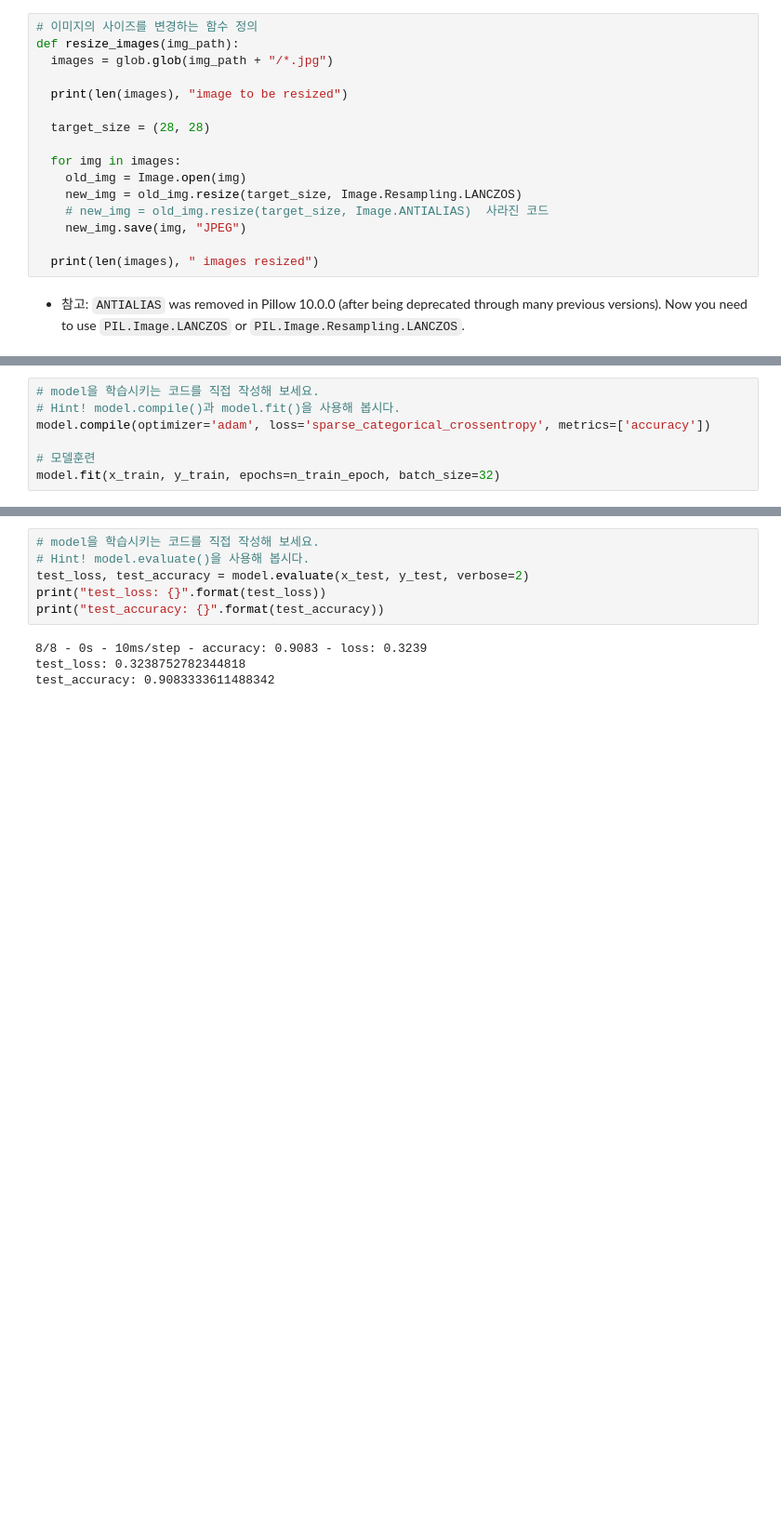
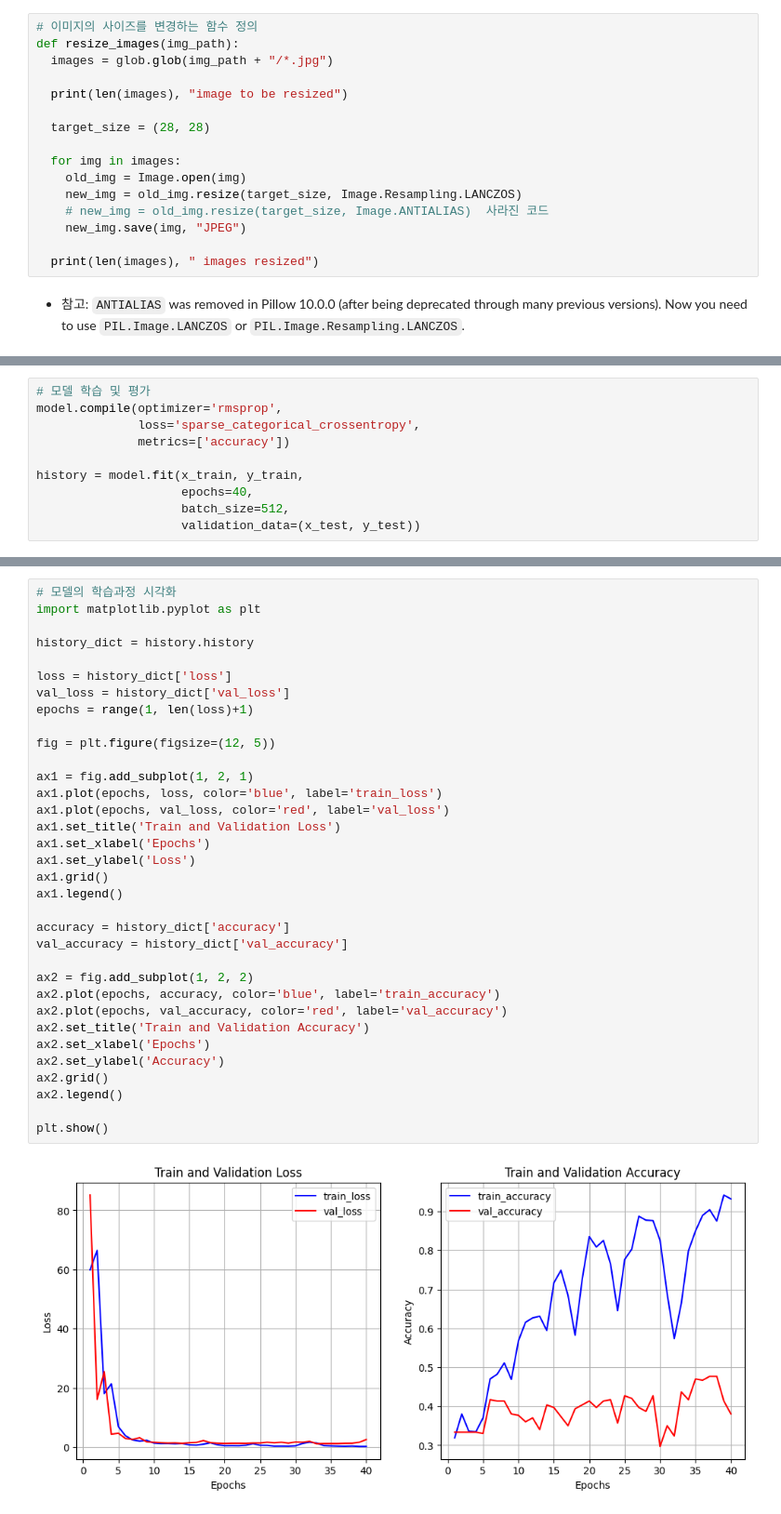
Before and after one commit to cleanandshine-dev/AIFFEL-Quest, a Jupyter notebook: mProject_RPS_Image_Classifier.ipynb, the cells around one changed output, grey strips where cells are left out. Shown at 93% size. Cells and saved outputs as stored; diff of their text form; blank space fills up the shorter version.

```diff
--- a/mProject_RPS_Image_Classifier.ipynb
+++ b/mProject_RPS_Image_Classifier.ipynb
@@ -214,8 +231,11 @@ Model: "sequential_1"
 # %%
-# model을 학습시키는 코드를 직접 작성해 보세요.
-# Hint! model.compile()과 model.fit()을 사용해 봅시다.
-model.compile(optimizer='adam', loss='sparse_categorical_crossentropy', metrics=['accuracy'])
+# 모델 학습 및 평가
+model.compile(optimizer='rmsprop',
+              loss='sparse_categorical_crossentropy',
+              metrics=['accuracy'])
 
-# 모델훈련
-model.fit(x_train, y_train, epochs=n_train_epoch, batch_size=32)
+history = model.fit(x_train, y_train,
+                    epochs=40,
+                    batch_size=512,
+                    validation_data=(x_test, y_test))
 # %% [output]
@@ -269,10 +259,36 @@ y_test shape: (240,)
-# %%
-# model을 학습시키는 코드를 직접 작성해 보세요.
-# Hint! model.evaluate()을 사용해 봅시다.
-test_loss, test_accuracy = model.evaluate(x_test, y_test, verbose=2)
-print("test_loss: {}".format(test_loss))
-print("test_accuracy: {}".format(test_accuracy))
-# %% [output]
-8/8 - 0s - 10ms/step - accuracy: 0.9083 - loss: 0.3239
-test_loss: 0.3238752782344818
-test_accuracy: 0.9083333611488342
+# %%
+# 모델의 학습과정 시각화
+import matplotlib.pyplot as plt
+
+history_dict = history.history
+
+loss = history_dict['loss']
+val_loss = history_dict['val_loss']
+epochs = range(1, len(loss)+1)
+
+fig = plt.figure(figsize=(12, 5))
+
+ax1 = fig.add_subplot(1, 2, 1)
+ax1.plot(epochs, loss, color='blue', label='train_loss')
+ax1.plot(epochs, val_loss, color='red', label='val_loss')
+ax1.set_title('Train and Validation Loss')
+ax1.set_xlabel('Epochs')
+ax1.set_ylabel('Loss')
+ax1.grid()
+ax1.legend()
+
+accuracy = history_dict['accuracy']
+val_accuracy = history_dict['val_accuracy']
+
+ax2 = fig.add_subplot(1, 2, 2)
+ax2.plot(epochs, accuracy, color='blue', label='train_accuracy')
+ax2.plot(epochs, val_accuracy, color='red', label='val_accuracy')
+ax2.set_title('Train and Validation Accuracy')
+ax2.set_xlabel('Epochs')
+ax2.set_ylabel('Accuracy')
+ax2.grid()
+ax2.legend()
+
+plt.show()
+# %% [output]
+[figure, added]
```
Also changed, not shown: parts of 20 cells of this notebook.
